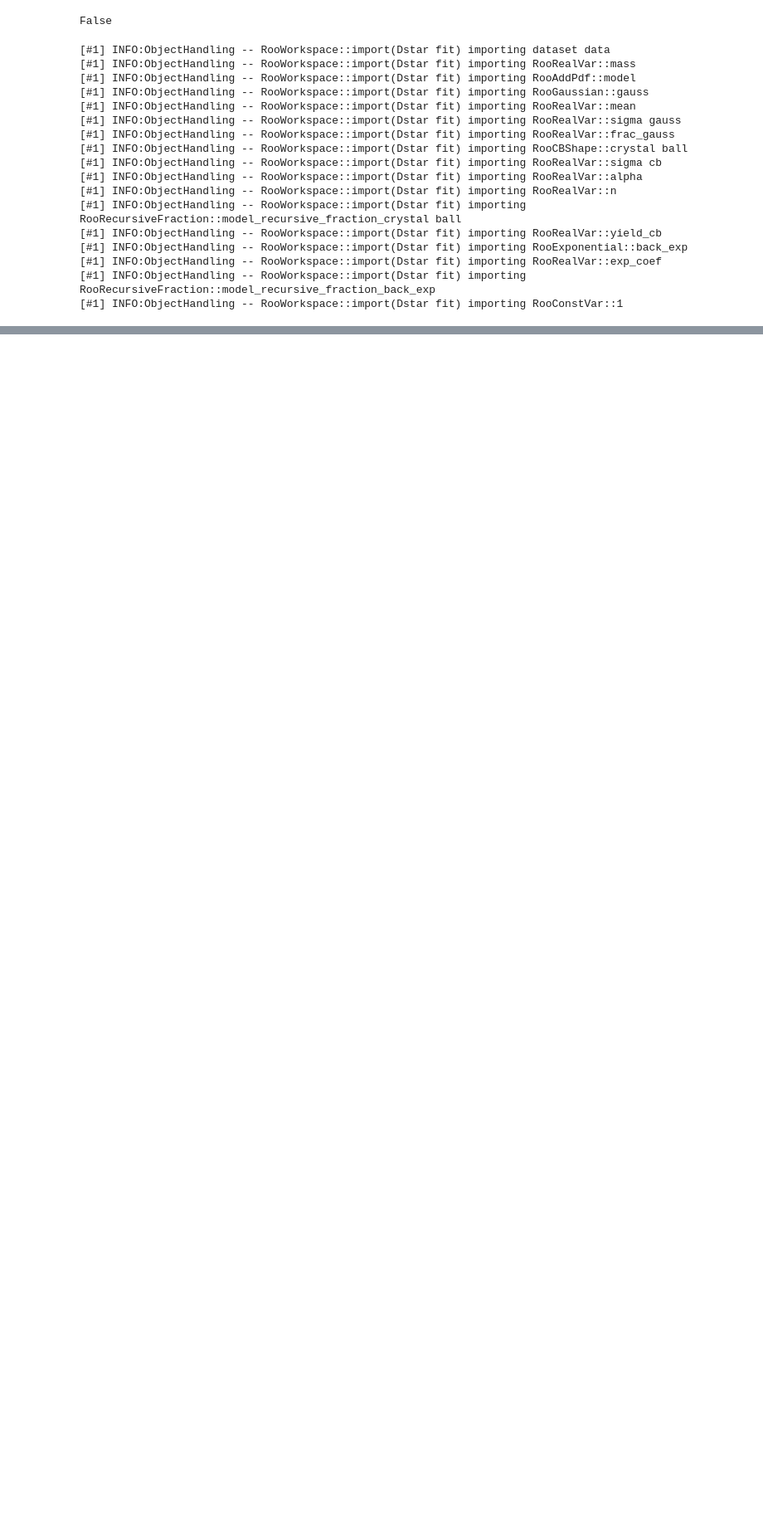
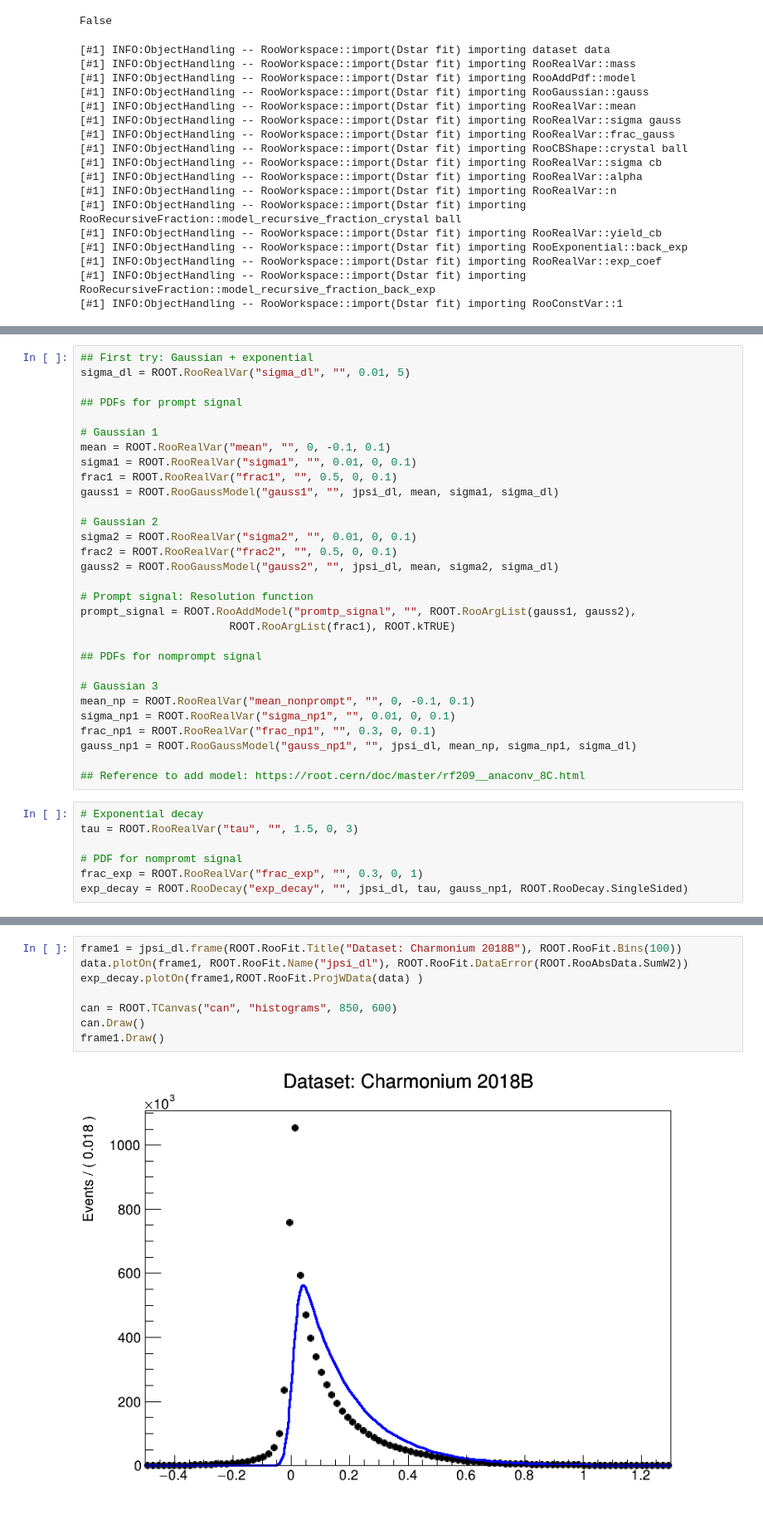
Before and after one commit to Mapse/OniaOpenCharmRun2ULAna, a Jupyter notebook: fit/jpsi_fit.ipynb, the cells around one changed output, grey strips where cells are left out. Shown at 83% size. Saved outputs shown, nothing was run; the diff lists cells and outputs as text; blank space fills up the shorter version.

```diff
--- a/fit/jpsi_fit.ipynb
+++ b/fit/jpsi_fit.ipynb
@@ -211,0 +223,37 @@ Audio(sound_file, autoplay=True)
+# %%
+## First try: Gaussian + exponential
+sigma_dl = ROOT.RooRealVar("sigma_dl", "", 0.01, 5)
+
+## PDFs for prompt signal
+
+# Gaussian 1
+mean = ROOT.RooRealVar("mean", "", 0, -0.1, 0.1)
+sigma1 = ROOT.RooRealVar("sigma1", "", 0.01, 0, 0.1)
+frac1 = ROOT.RooRealVar("frac1", "", 0.5, 0, 0.1)
+gauss1 = ROOT.RooGaussModel("gauss1", "", jpsi_dl, mean, sigma1, sigma_dl)
+
+# Gaussian 2
+sigma2 = ROOT.RooRealVar("sigma2", "", 0.01, 0, 0.1)
+frac2 = ROOT.RooRealVar("frac2", "", 0.5, 0, 0.1)
+gauss2 = ROOT.RooGaussModel("gauss2", "", jpsi_dl, mean, sigma2, sigma_dl)
+
+# Prompt signal: Resolution function
+prompt_signal = ROOT.RooAddModel("promtp_signal", "", ROOT.RooArgList(gauss1, gauss2),
+                       ROOT.RooArgList(frac1), ROOT.kTRUE)
+
+## PDFs for nomprompt signal
+
+# Gaussian 3
+mean_np = ROOT.RooRealVar("mean_nonprompt", "", 0, -0.1, 0.1)
+sigma_np1 = ROOT.RooRealVar("sigma_np1", "", 0.01, 0, 0.1)
+frac_np1 = ROOT.RooRealVar("frac_np1", "", 0.3, 0, 0.1)
+gauss_np1 = ROOT.RooGaussModel("gauss_np1", "", jpsi_dl, mean_np, sigma_np1, sigma_dl)
+
+## Reference to add model: https://root.cern/doc/master/rf209__anaconv_8C.html
+# %%
+# Exponential decay
+tau = ROOT.RooRealVar("tau", "", 1.5, 0, 3)
+
+# PDF for nompromt signal
+frac_exp = ROOT.RooRealVar("frac_exp", "", 0.3, 0, 1)
+exp_decay = ROOT.RooDecay("exp_decay", "", jpsi_dl, tau, gauss_np1, ROOT.RooDecay.SingleSided)
@@ -211,0 +284,10 @@ Audio(sound_file, autoplay=True)
+# %%
+frame1 = jpsi_dl.frame(ROOT.RooFit.Title("Dataset: Charmonium 2018B"), ROOT.RooFit.Bins(100))
+data.plotOn(frame1, ROOT.RooFit.Name("jpsi_dl"), ROOT.RooFit.DataError(ROOT.RooAbsData.SumW2))
+exp_decay.plotOn(frame1,ROOT.RooFit.ProjWData(data) )
+
+can = ROOT.TCanvas("can", "histograms", 850, 600)
+can.Draw()
+frame1.Draw()
+# %% [output]
+[figure, added]
```
Also changed, not shown: parts of 24 cells of this notebook, 19 other files.
